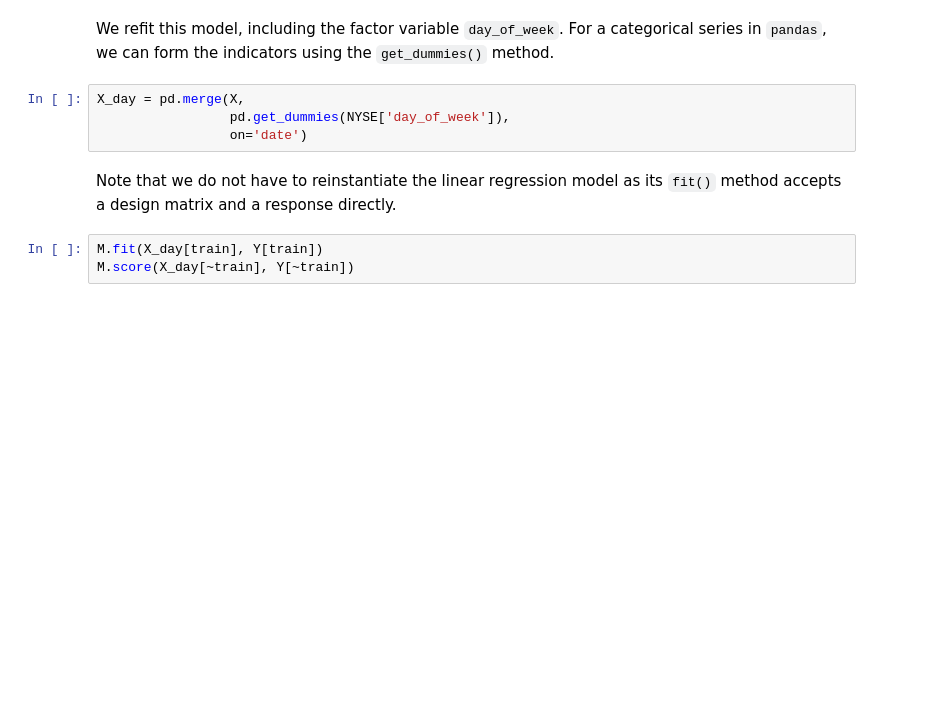
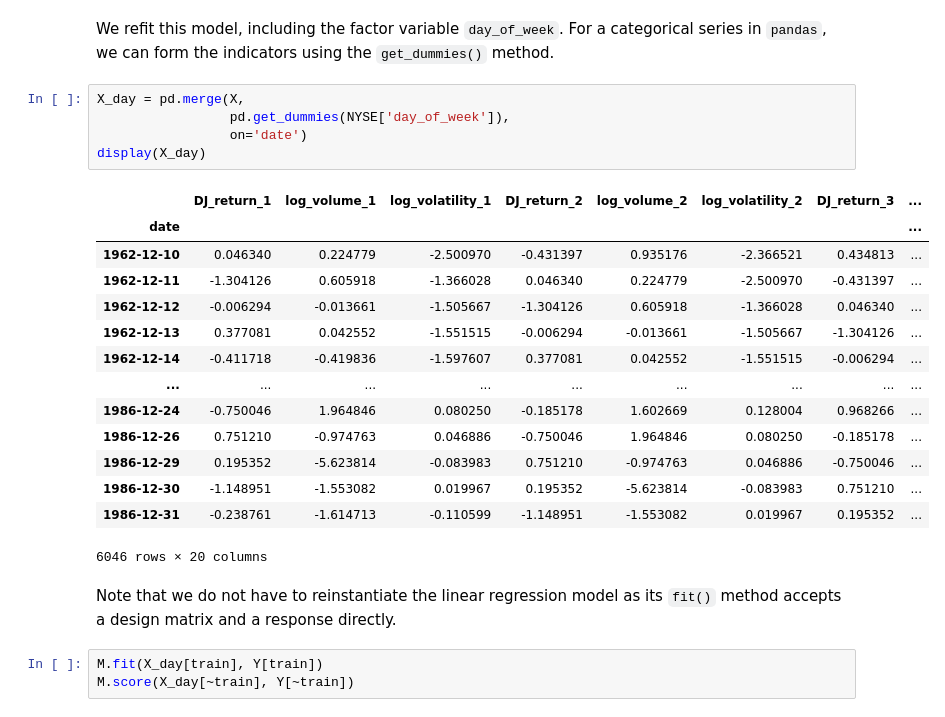
Before and after one commit to nfilipas/ISLP_labs, a Jupyter notebook: Ch10-deeplearning-lab.ipynb, the cells around one changed output. Cells and saved outputs as stored; diff of their text form; blank space fills up the shorter version.

```diff
--- a/Ch10-deeplearning-lab.ipynb
+++ b/Ch10-deeplearning-lab.ipynb
@@ -1601,7 +1681,23 @@ using the `get_dummies()`  method.
 # %%
 X_day = pd.merge(X,
                  pd.get_dummies(NYSE['day_of_week']),
                  on='date')
+display(X_day)
+# %% [output]
+|  | DJ_return_1 | log_volume_1 | log_volatility_1 | DJ_return_2 | log_volume_2 | log_volatility_2 | DJ_return_3 | ... |
+| date |  |  |  |  |  |  |  | ... |
+| 1962-12-10 | 0.046340 | 0.224779 | -2.500970 | -0.431397 | 0.935176 | -2.366521 | 0.434813 | ... |
+| 1962-12-11 | -1.304126 | 0.605918 | -1.366028 | 0.046340 | 0.224779 | -2.500970 | -0.431397 | ... |
+| 1962-12-12 | -0.006294 | -0.013661 | -1.505667 | -1.304126 | 0.605918 | -1.366028 | 0.046340 | ... |
+| 1962-12-13 | 0.377081 | 0.042552 | -1.551515 | -0.006294 | -0.013661 | -1.505667 | -1.304126 | ... |
+| 1962-12-14 | -0.411718 | -0.419836 | -1.597607 | 0.377081 | 0.042552 | -1.551515 | -0.006294 | ... |
+| ... | ... | ... | ... | ... | ... | ... | ... | ... |
+| 1986-12-24 | -0.750046 | 1.964846 | 0.080250 | -0.185178 | 1.602669 | 0.128004 | 0.968266 | ... |
+| 1986-12-26 | 0.751210 | -0.974763 | 0.046886 | -0.750046 | 1.964846 | 0.080250 | -0.185178 | ... |
+| 1986-12-29 | 0.195352 | -5.623814 | -0.083983 | 0.751210 | -0.974763 | 0.046886 | -0.750046 | ... |
+| 1986-12-30 | -1.148951 | -1.553082 | 0.019967 | 0.195352 | -5.623814 | -0.083983 | 0.751210 | ... |
+| 1986-12-31 | -0.238761 | -1.614713 | -0.110599 | -1.148951 | -1.553082 | 0.019967 | 0.195352 | ... |
+6046 rows × 20 columns
 # %% [markdown]
  Note that we do not have
 to reinstantiate the linear regression model
```
Also changed, not shown: parts of 17 cells of this notebook, 35 other files.
